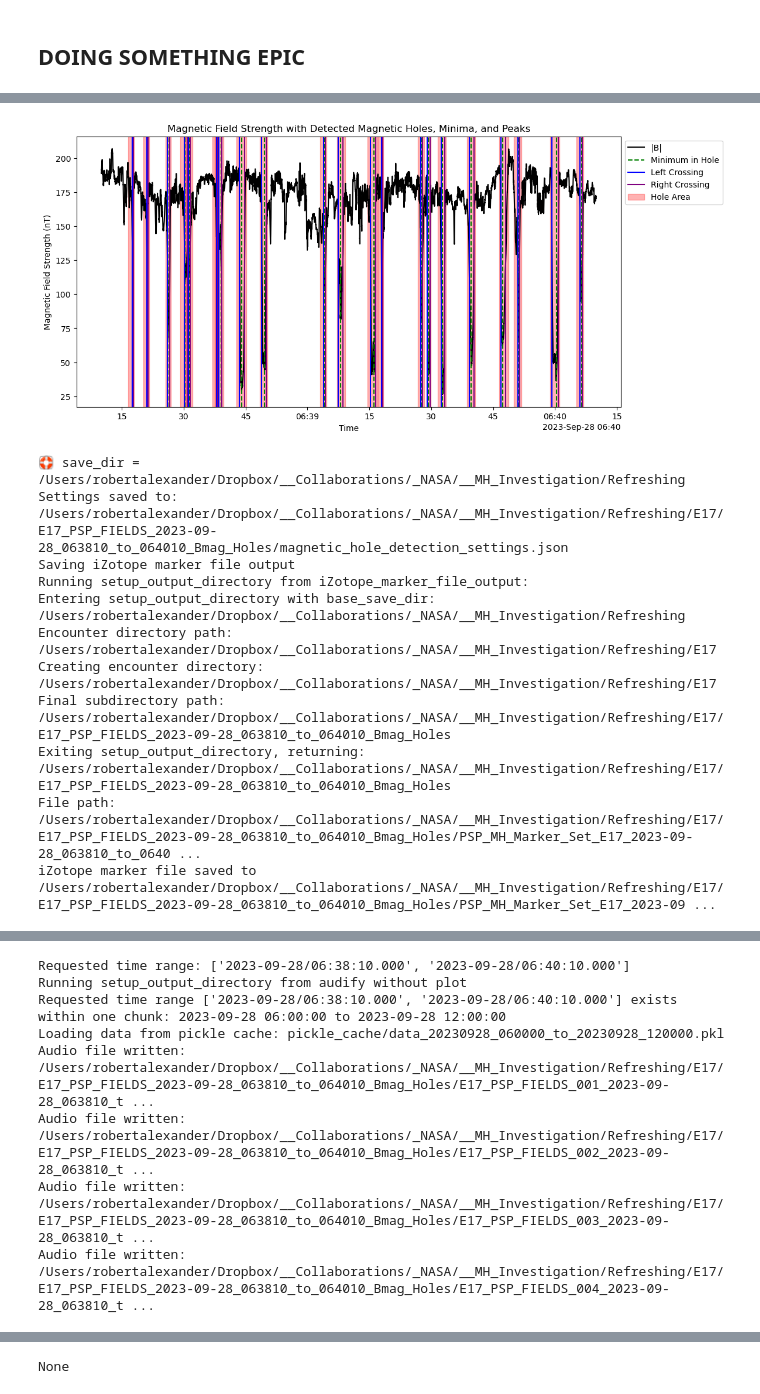
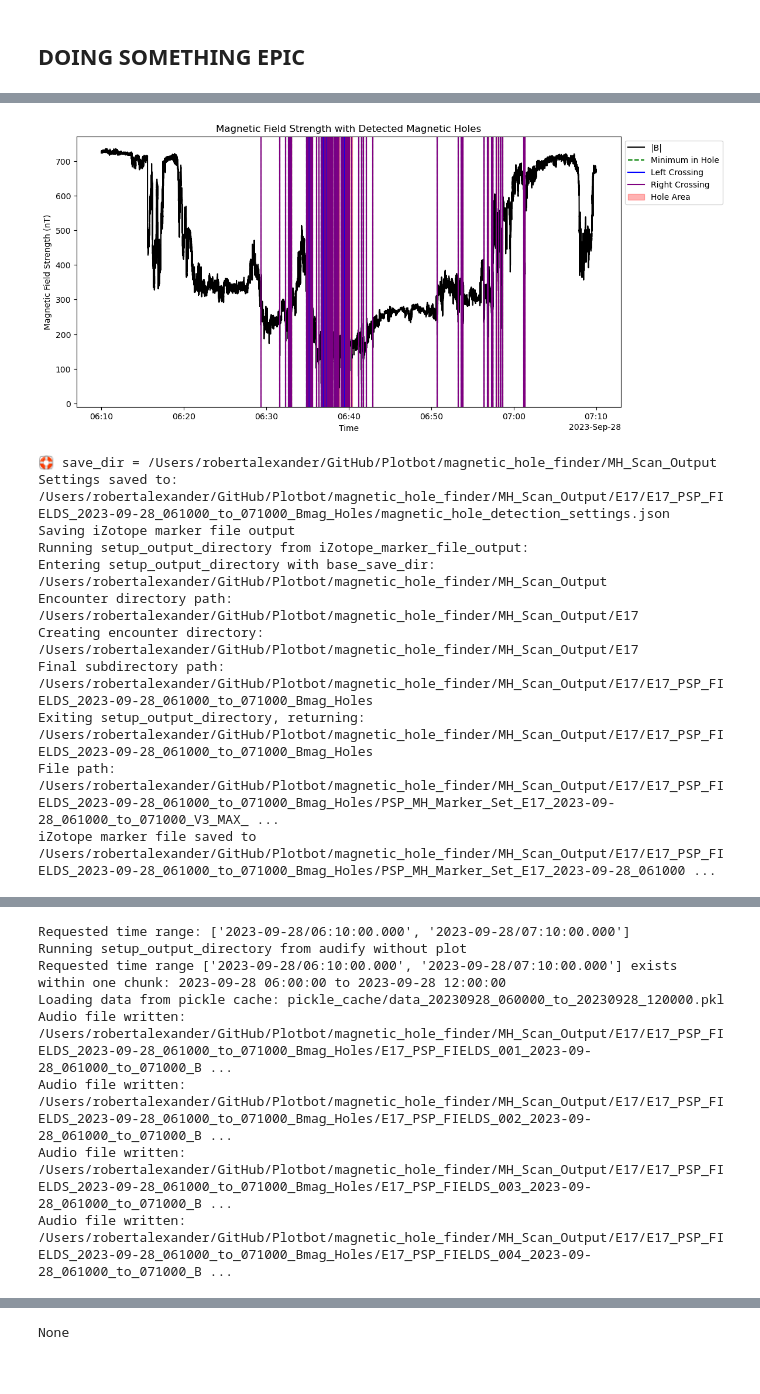
Before and after one commit to Sonified/Plotbot, a Jupyter notebook: magnetic_hole_finder/⭐️ MH_Scan_V6.5_MAIN.ipynb, the cells around one changed output, grey strips where cells are left out. Cells and saved outputs as stored; diff of their text form; code cells hidden in the pictures.

```diff
--- a/magnetic_hole_finder/⭐️ MH_Scan_V6.5_MAIN.ipynb
+++ b/magnetic_hole_finder/⭐️ MH_Scan_V6.5_MAIN.ipynb
@@ -123,19 +107,19 @@ print(f'{current_time} - 📚 libraries imported')
 # %%
-#Set The Global Save Directory
-#Running this code will trigger a pop-up menu that will ask you to specify a directory where you'd like to save your files.
-#If you don't see a pop-up check your dock for a bouncing white python page and click that.
-#Each time you change this directory you'll need to re-run the cells that generate plots before they'll recognize the new location.
-#If this directory is not specified the code will not run properly.
+# #Set The Global Save Directory
+# #Running this code will trigger a pop-up menu that will ask you to specify a directory where you'd like to save your files.
+# #If you don't see a pop-up check your dock for a bouncing white python page and click that.
+# #Each time you change this directory you'll need to re-run the cells that generate plots before they'll recognize the new location.
+# #If this directory is not specified the code will not run properly.
 
-# Set The Global Save Directory
-global save_dir
-last_dir_file = "last_selected_dir.txt"  # Path to save the last selected directory
-save_dir = set_save_directory(last_dir_file)
+# # Set The Global Save Directory
+# global save_dir
+# last_dir_file = "last_selected_dir.txt"  # Path to save the last selected directory
+# save_dir = set_save_directory(last_dir_file)
 
-show_directory_button(save_dir) # Display the button to show the directory
+# show_directory_button(save_dir) # Display the button to show the directory
 
-current_time = datetime.now().strftime('%Y-%m-%d %H:%M:%S')
-print(f'{current_time} - 🛟 Save Directory Set: {save_dir}')
+# current_time = datetime.now().strftime('%Y-%m-%d %H:%M:%S')
+# print(f'{current_time} - 🛟 Save Directory Set: {save_dir}')
 
-#👇 Your save directory is confirmed here and you can click the button to see it.
+# #👇 Your save directory is confirmed here and you can click the button to see it.
 # %% [output]
@@ -564,11 +577,12 @@ break_for_derivative_crossings = 0
 #--------⏱️ Set time range--------//
 #region Time Range Block
 # Define the input parameters
-# trange = ['2023-09-28/06:10:00.000', '2023-09-28/07:10:00.000'] #Whole Shebang
+trange = ['2023-09-28/06:10:00.000', '2023-09-28/07:10:00.000'] #Whole Shebang
+trange = ['2023-09-28/06:10:00.000', '2023-09-28/07:10:00.000'] #Whole Shebang
 # trange = ['2023-09-28/06:37:15.000', '2023-09-28/06:37:45.000'] #wide lots o dips
 # trange = ['2023-09-28/06:37:05.500', '2023-09-28/06:37:08.000'] #Interesting Test Case WE'VE BEEN USING for Derivative
 # trange = ['2023-09-28/06:39:00.000', '2023-09-28/06:40:10.000'] #⭐️⭐️⭐️ GREAT region for solid hole testing⭐️⭐️⭐️
-trange = ['2023-09-28/06:38:10.000', '2023-09-28/06:40:10.000'] #⭐️⭐️⭐️ GREAT region for solid hole testing⭐️⭐️⭐️
+# trange = ['2023-09-28/06:38:10.000', '2023-09-28/06:40:10.000'] #⭐️⭐️⭐️ GREAT region for solid hole testing⭐️⭐️⭐️
 # trange = ['2023-09-28/06:39:07.000', '2023-09-28/06:39:10.000'] #WONKY WONKS
 # trange = ['2023-09-28/06:39:50.000', '2023-09-28/06:39:55.000'] #⭐️⭐️⭐️ Checking a single hole
 # trange = ['2023-09-28/06:39:31.000', '2023-09-28/06:39:35.000'] #⭐️⭐️⭐️ PERFECT Single hole for testing⭐️⭐️⭐️
@@ -733,24 +747,24 @@ Plot saved: /Users/robertalexander/Dropbox/__Collaborations/_NASA/__MH_Investiga
-[figure, old version]
+[figure, new version]
-🛟 save_dir = /Users/robertalexander/Dropbox/__Collaborations/_NASA/__MH_Investigation/Refreshing
-Settings saved to: /Users/robertalexander/Dropbox/__Collaborations/_NASA/__MH_Investigation/Refreshing/E17/E17_PSP_FIELDS_2023-09-28_063810_to_064010_Bmag_Holes/magnetic_hole_detection_settings.json
+🛟 save_dir = /Users/robertalexander/GitHub/Plotbot/magnetic_hole_finder/MH_Scan_Output
+Settings saved to: /Users/robertalexander/GitHub/Plotbot/magnetic_hole_finder/MH_Scan_Output/E17/E17_PSP_FIELDS_2023-09-28_061000_to_071000_Bmag_Holes/magnetic_hole_detection_settings.json
 Saving iZotope marker file output
 Running setup_output_directory from iZotope_marker_file_output:
-Entering setup_output_directory with base_save_dir: /Users/robertalexander/Dropbox/__Collaborations/_NASA/__MH_Investigation/Refreshing
-Encounter directory path: /Users/robertalexander/Dropbox/__Collaborations/_NASA/__MH_Investigation/Refreshing/E17
-Creating encounter directory: /Users/robertalexander/Dropbox/__Collaborations/_NASA/__MH_Investigation/Refreshing/E17
-Final subdirectory path: /Users/robertalexander/Dropbox/__Collaborations/_NASA/__MH_Investigation/Refreshing/E17/E17_PSP_FIELDS_2023-09-28_063810_to_064010_Bmag_Holes
-Exiting setup_output_directory, returning: /Users/robertalexander/Dropbox/__Collaborations/_NASA/__MH_Investigation/Refreshing/E17/E17_PSP_FIELDS_2023-09-28_063810_to_064010_Bmag_Holes
-File path: /Users/robertalexander/Dropbox/__Collaborations/_NASA/__MH_Investigation/Refreshing/E17/E17_PSP_FIELDS_2023-09-28_063810_to_064010_Bmag_Holes/PSP_MH_Marker_Set_E17_2023-09-28_063810_to_0640 ...
-iZotope marker file saved to /Users/robertalexander/Dropbox/__Collaborations/_NASA/__MH_Investigation/Refreshing/E17/E17_PSP_FIELDS_2023-09-28_063810_to_064010_Bmag_Holes/PSP_MH_Marker_Set_E17_2023-09 ...
+Entering setup_output_directory with base_save_dir: /Users/robertalexander/GitHub/Plotbot/magnetic_hole_finder/MH_Scan_Output
+Encounter directory path: /Users/robertalexander/GitHub/Plotbot/magnetic_hole_finder/MH_Scan_Output/E17
+Creating encounter directory: /Users/robertalexander/GitHub/Plotbot/magnetic_hole_finder/MH_Scan_Output/E17
+Final subdirectory path: /Users/robertalexander/GitHub/Plotbot/magnetic_hole_finder/MH_Scan_Output/E17/E17_PSP_FIELDS_2023-09-28_061000_to_071000_Bmag_Holes
+Exiting setup_output_directory, returning: /Users/robertalexander/GitHub/Plotbot/magnetic_hole_finder/MH_Scan_Output/E17/E17_PSP_FIELDS_2023-09-28_061000_to_071000_Bmag_Holes
+File path: /Users/robertalexander/GitHub/Plotbot/magnetic_hole_finder/MH_Scan_Output/E17/E17_PSP_FIELDS_2023-09-28_061000_to_071000_Bmag_Holes/PSP_MH_Marker_Set_E17_2023-09-28_061000_to_071000_V3_MAX_ ...
+iZotope marker file saved to /Users/robertalexander/GitHub/Plotbot/magnetic_hole_finder/MH_Scan_Output/E17/E17_PSP_FIELDS_2023-09-28_061000_to_071000_Bmag_Holes/PSP_MH_Marker_Set_E17_2023-09-28_061000 ...
 [interactive output not drawn]
-Requested time range: ['2023-09-28/06:38:10.000', '2023-09-28/06:40:10.000']
+Requested time range: ['2023-09-28/06:10:00.000', '2023-09-28/07:10:00.000']
 Running setup_output_directory from audify without plot
-Requested time range ['2023-09-28/06:38:10.000', '2023-09-28/06:40:10.000'] exists within one chunk: 2023-09-28 06:00:00 to 2023-09-28 12:00:00
+Requested time range ['2023-09-28/06:10:00.000', '2023-09-28/07:10:00.000'] exists within one chunk: 2023-09-28 06:00:00 to 2023-09-28 12:00:00
 Loading data from pickle cache: pickle_cache/data_20230928_060000_to_20230928_120000.pkl
-Audio file written: /Users/robertalexander/Dropbox/__Collaborations/_NASA/__MH_Investigation/Refreshing/E17/E17_PSP_FIELDS_2023-09-28_063810_to_064010_Bmag_Holes/E17_PSP_FIELDS_001_2023-09-28_063810_t ...
-Audio file written: /Users/robertalexander/Dropbox/__Collaborations/_NASA/__MH_Investigation/Refreshing/E17/E17_PSP_FIELDS_2023-09-28_063810_to_064010_Bmag_Holes/E17_PSP_FIELDS_002_2023-09-28_063810_t ...
-Audio file written: /Users/robertalexander/Dropbox/__Collaborations/_NASA/__MH_Investigation/Refreshing/E17/E17_PSP_FIELDS_2023-09-28_063810_to_064010_Bmag_Holes/E17_PSP_FIELDS_003_2023-09-28_063810_t ...
-Audio file written: /Users/robertalexander/Dropbox/__Collaborations/_NASA/__MH_Investigation/Refreshing/E17/E17_PSP_FIELDS_2023-09-28_063810_to_064010_Bmag_Holes/E17_PSP_FIELDS_004_2023-09-28_063810_t ...
+Audio file written: /Users/robertalexander/GitHub/Plotbot/magnetic_hole_finder/MH_Scan_Output/E17/E17_PSP_FIELDS_2023-09-28_061000_to_071000_Bmag_Holes/E17_PSP_FIELDS_001_2023-09-28_061000_to_071000_B ...
+Audio file written: /Users/robertalexander/GitHub/Plotbot/magnetic_hole_finder/MH_Scan_Output/E17/E17_PSP_FIELDS_2023-09-28_061000_to_071000_Bmag_Holes/E17_PSP_FIELDS_002_2023-09-28_061000_to_071000_B ...
+Audio file written: /Users/robertalexander/GitHub/Plotbot/magnetic_hole_finder/MH_Scan_Output/E17/E17_PSP_FIELDS_2023-09-28_061000_to_071000_Bmag_Holes/E17_PSP_FIELDS_003_2023-09-28_061000_to_071000_B ...
+Audio file written: /Users/robertalexander/GitHub/Plotbot/magnetic_hole_finder/MH_Scan_Output/E17/E17_PSP_FIELDS_2023-09-28_061000_to_071000_Bmag_Holes/E17_PSP_FIELDS_004_2023-09-28_061000_to_071000_B ...
 [interactive output not drawn]
 [interactive output not drawn]
 [interactive output not drawn]
```
Also changed, not shown: parts of 4 cells of this notebook, 12 other files.
